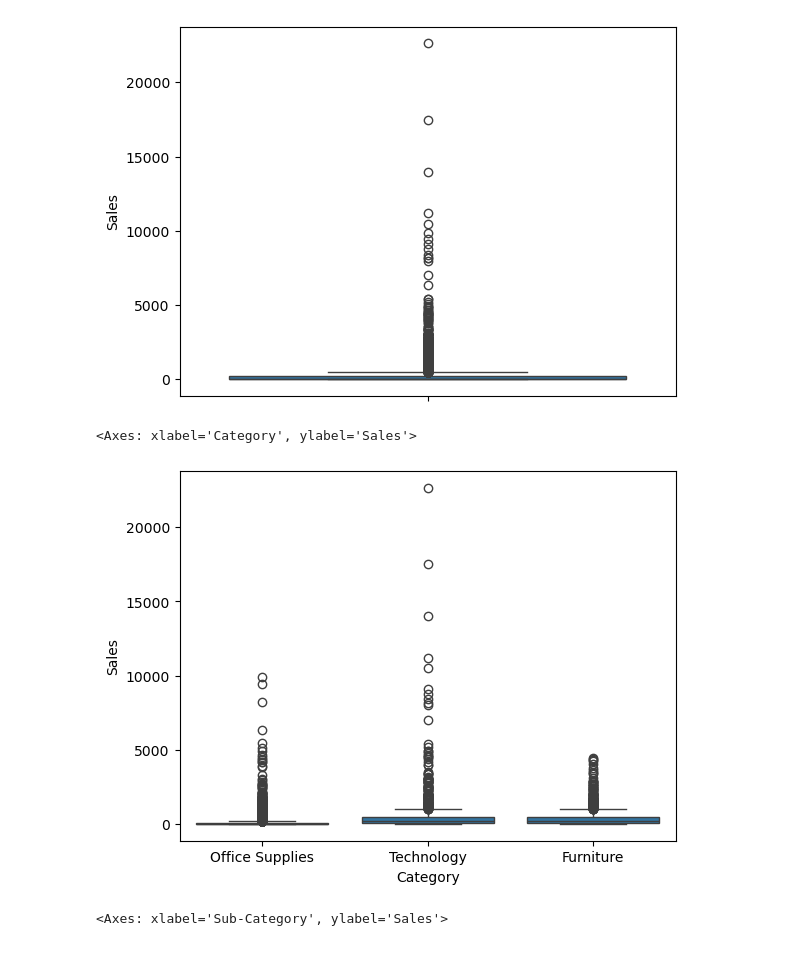
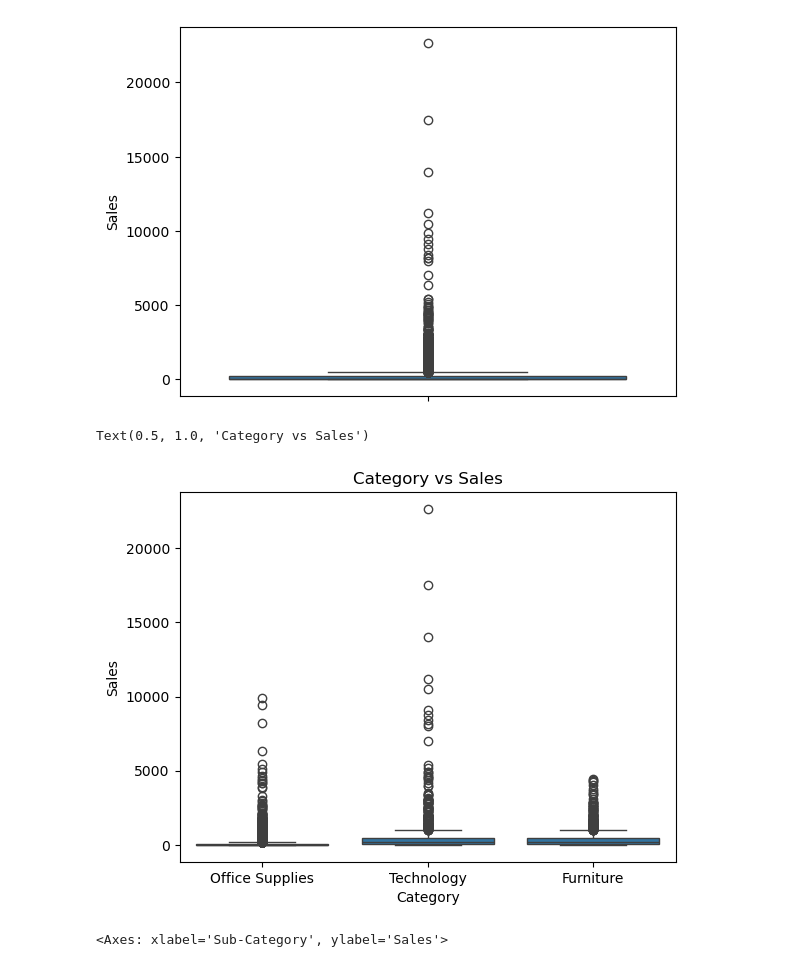
Before and after one commit to ayushporwal2006/FUTURE_ML_01, a Jupyter notebook: Task_1.ipynb, the cells around one changed output. Drawn from its saved outputs; the diff is of its cells as text; code cells hidden in the pictures.

```diff
--- a/Task_1.ipynb
+++ b/Task_1.ipynb
@@ -109,13 +109,14 @@ sns.boxplot(
 # %%
 sns.boxplot(
     data = df,
     x= "Category",
     y = "Sales"
 )
+plt.title("Category vs Sales")
 # Mostly sales are from Technology category thus have high demand of tech products
 # %% [output]
-<Axes: xlabel='Category', ylabel='Sales'>
+Text(0.5, 1.0, 'Category vs Sales')
-[figure, old version]
+[figure, new version]
 # %%
 plt.figure(figsize=(20,5))
 sns.boxplot(
```
Also changed, not shown: parts of 2 cells of this notebook.
